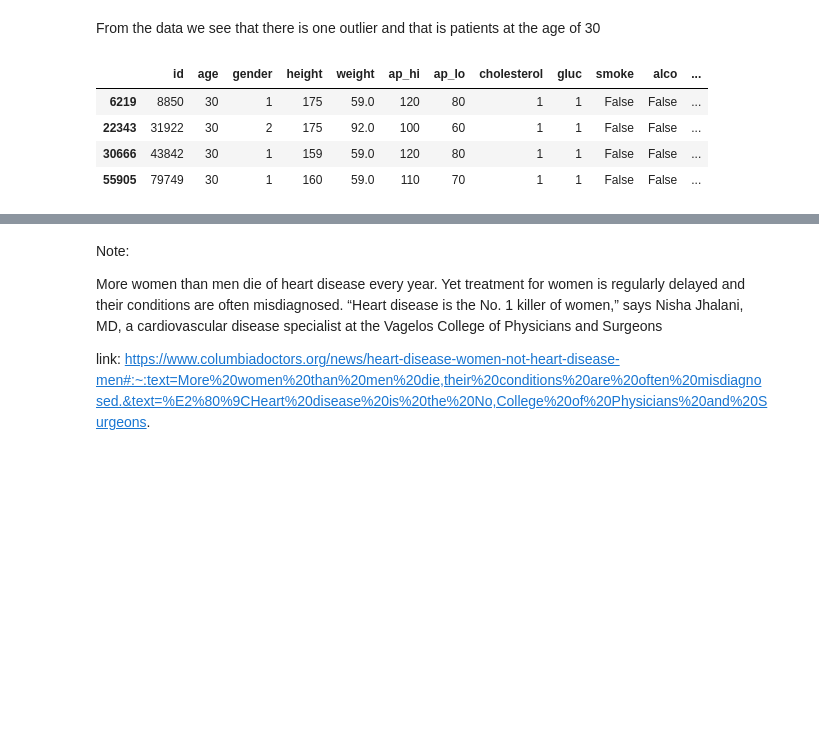
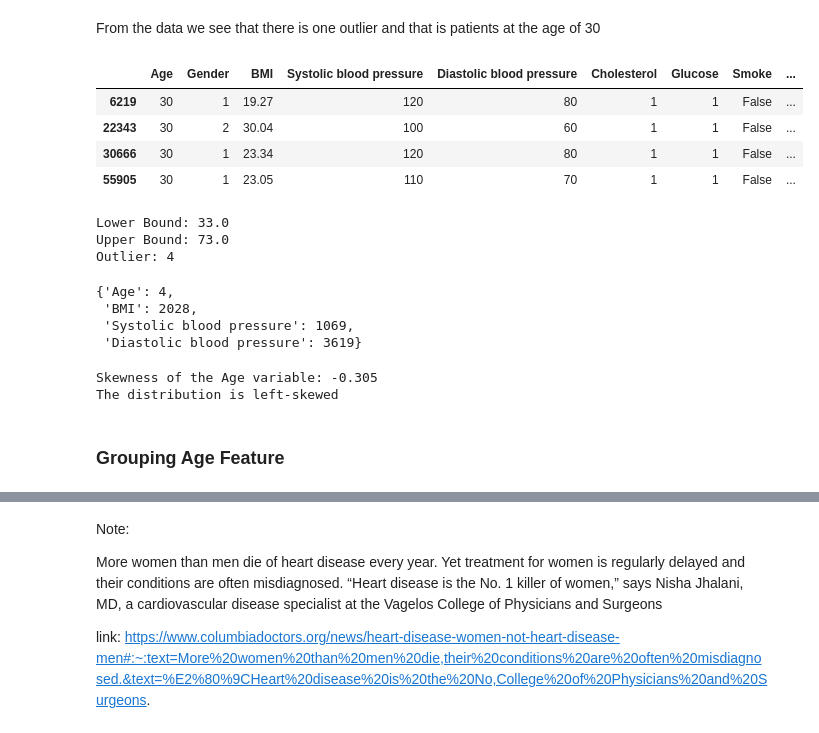
Before and after one commit to AbdullahBera/heart-attack-analysis, a Jupyter notebook: analysis.ipynb, the cells around one changed output, grey strips where cells are left out. Cells and saved outputs as stored; diff of their text form; code cells hidden in the pictures; blank space fills up the shorter version.

Commit message:
EDA analysis

```diff
--- a/analysis.ipynb
+++ b/analysis.ipynb
@@ -154,0 +183,13 @@ heart_df
+# %%
+heart_df= heart_df[["age",
+                    "gender",
+                    "bmi",
+                    "ap_hi",
+                    "ap_lo",
+                    "cholesterol",
+                    "gluc",
+                    "smoke",
+                    "alco",
+                    "active",
+                    "cardio"]]
+heart_df
@@ -154,0 +252,14 @@ heart_df
+# %%
+heart_df = heart_df.rename(columns={
+                    "age": "Age",
+                    "gender": "Gender",
+                    "bmi": "BMI",
+                    "ap_hi": "Systolic blood pressure",
+                    "ap_lo": "Diastolic blood pressure",
+                    "cholesterol": "Cholesterol",
+                    "gluc": "Glucose",
+                    "smoke": "Smoke",
+                    "alco": "Alcohol",
+                    "active": "Physical activity",
+                    "cardio": "Cardiovascular disease"
+})
@@ -154,0 +268,6 @@ heart_df
+# %%
+data_drop1 = ((heart_df['Systolic blood pressure'] > 250) | (heart_df["Diastolic blood pressure"] > 200))
+heart_df = heart_df[~data_drop1]
+
+data_drop2 = ((heart_df['Systolic blood pressure'] < 25) | (heart_df["Diastolic blood pressure"] < 20))
+heart_df = heart_df[~data_drop2]
@@ -156,10 +346,10 @@ heart_df
 #### Change categorical data type into categorical
 # %%
 # Categorical variables
-heart_df[['gender', 'cholesterol', 'gluc']] = heart_df[['gender', 'cholesterol', 'gluc']].astype('category')
+heart_df[['Gender', 'Cholesterol', 'Glucose']] = heart_df[['Gender', 'Cholesterol', 'Glucose']].astype('category')
 
 # Boolean variables
-heart_df[['smoke', 'alco', 'active', 'cardio']] = heart_df[['smoke', 'alco', 'active', 'cardio']].astype('boolean')
+heart_df[['Smoke', 'Alcohol', 'Physical activity', 'Cardiovascular disease']] = heart_df[['Smoke', 'Alcohol', 'Physical activity', 'Cardiovascular disease']].astype('boolean')
 
 
 heart_df.info()
@@ -294,10 +568,20 @@ plt.show()
 # %% [markdown]
 From the data we see that there is one outlier and that is patients at the age of 30
 # %%
-heart_df[heart_df['age'] == 30]
+heart_df[heart_df['Age'] == 30]
 # %% [output]
-|  | id | age | gender | height | weight | ap_hi | ap_lo | cholesterol | gluc | smoke | alco | ... |
-| 6219 | 8850 | 30 | 1 | 175 | 59.0 | 120 | 80 | 1 | 1 | False | False | ... |
-| 22343 | 31922 | 30 | 2 | 175 | 92.0 | 100 | 60 | 1 | 1 | False | False | ... |
-| 30666 | 43842 | 30 | 1 | 159 | 59.0 | 120 | 80 | 1 | 1 | False | False | ... |
-| 55905 | 79749 | 30 | 1 | 160 | 59.0 | 110 | 70 | 1 | 1 | False | False | ... |
+|  | Age | Gender | BMI | Systolic blood pressure | Diastolic blood pressure | Cholesterol | Glucose | Smoke | ... |
+| 6219 | 30 | 1 | 19.27 | 120 | 80 | 1 | 1 | False | ... |
+| 22343 | 30 | 2 | 30.04 | 100 | 60 | 1 | 1 | False | ... |
+| 30666 | 30 | 1 | 23.34 | 120 | 80 | 1 | 1 | False | ... |
+| 55905 | 30 | 1 | 23.05 | 110 | 70 | 1 | 1 | False | ... |
+# %%
+age_outliers, age_lower_bound, age_higher_bound = find_outliers(analysis_df['Age'])
+
+print("Lower Bound:", age_lower_bound)
+print("Upper Bound:",  age_higher_bound)
+print("Outlier:", len(age_outliers))
+# %% [output]
+Lower Bound: 33.0
+Upper Bound: 73.0
+Outlier: 4
@@ -303,0 +590,14 @@ heart_df[heart_df['age'] == 30]
+# %%
+outliers
+# %% [output]
+{'Age': 4,
+ 'BMI': 2028,
+ 'Systolic blood pressure': 1069,
+ 'Diastolic blood pressure': 3619}
+# %%
+skewness_dist(stats_heart_df, "Age")
+# %% [output]
+Skewness of the Age variable: -0.305
+The distribution is left-skewed
+# %% [markdown]
+### Grouping Age Feature
```
Also changed, not shown: parts of 113 cells of this notebook.
